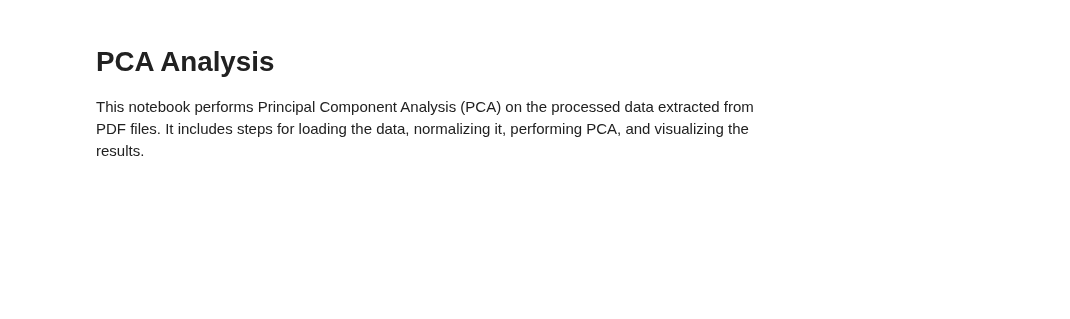
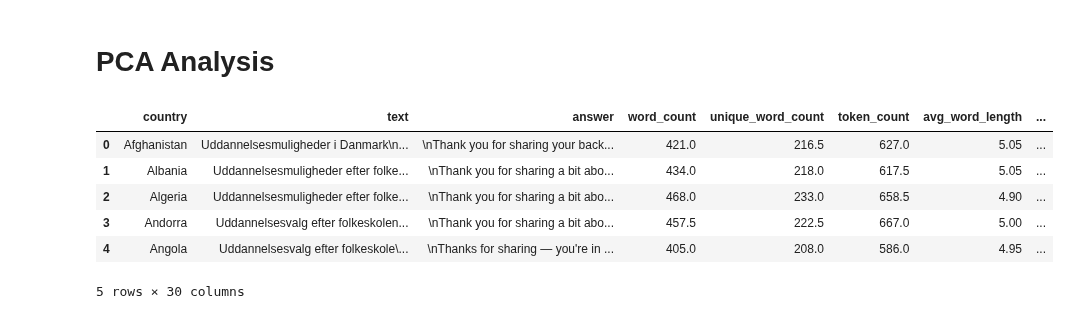
Before and after one commit to NK221088/ProjectInStatisticalEvaluationOfAI, a Jupyter notebook: pca-analysis-project/notebooks/pca_analysis.ipynb, the cells around one changed output. Cells and saved outputs as stored; diff of their text form; code cells hidden in the pictures; blank space fills up the shorter version.

```diff
--- a/pca-analysis-project/notebooks/pca_analysis.ipynb
+++ b/pca-analysis-project/notebooks/pca_analysis.ipynb
@@ -1,18 +1,24 @@
-# %% [markdown]
-# PCA Analysis
-
-This notebook performs Principal Component Analysis (PCA) on the processed data extracted from PDF files. It includes steps for loading the data, normalizing it, performing PCA, and visualizing the results.
+# %% [markdown]
+# PCA Analysis
 # %%
 import pandas as pd
 import numpy as np
 import matplotlib.pyplot as plt
 from sklearn.decomposition import PCA
 from sklearn.preprocessing import StandardScaler
 
 # Load the processed data
-data_path = '../src/processed_data.csv'  # Update with the correct path to your processed data
+data_path = '/Users/gunnradgeving/Documents/GitHub/ProjectInStatisticalEvaluationOfAI/grouped_country_data.csv'  # Update with the correct path to your processed data
 df = pd.read_csv(data_path)
 
 # Display the first few rows of the DataFrame
 df.head()
+# %% [output]
+|  | country | text | answer | word_count | unique_word_count | token_count | avg_word_length | ... |
+| 0 | Afghanistan | Uddannelsesmuligheder i Danmark\n... | \nThank you for sharing your back... | 421.0 | 216.5 | 627.0 | 5.05 | ... |
+| 1 | Albania | Uddannelsesmuligheder efter folke... | \nThank you for sharing a bit abo... | 434.0 | 218.0 | 617.5 | 5.05 | ... |
+| 2 | Algeria | Uddannelsesmuligheder efter folke... | \nThank you for sharing a bit abo... | 468.0 | 233.0 | 658.5 | 4.90 | ... |
+| 3 | Andorra | Uddannelsesvalg efter folkeskolen... | \nThank you for sharing a bit abo... | 457.5 | 222.5 | 667.0 | 5.00 | ... |
+| 4 | Angola | Uddannelsesvalg efter folkeskole\... | \nThanks for sharing — you're in ... | 405.0 | 208.0 | 586.0 | 4.95 | ... |
+5 rows × 30 columns
 # %%
```
Also changed, not shown: parts of 9 cells of this notebook.
